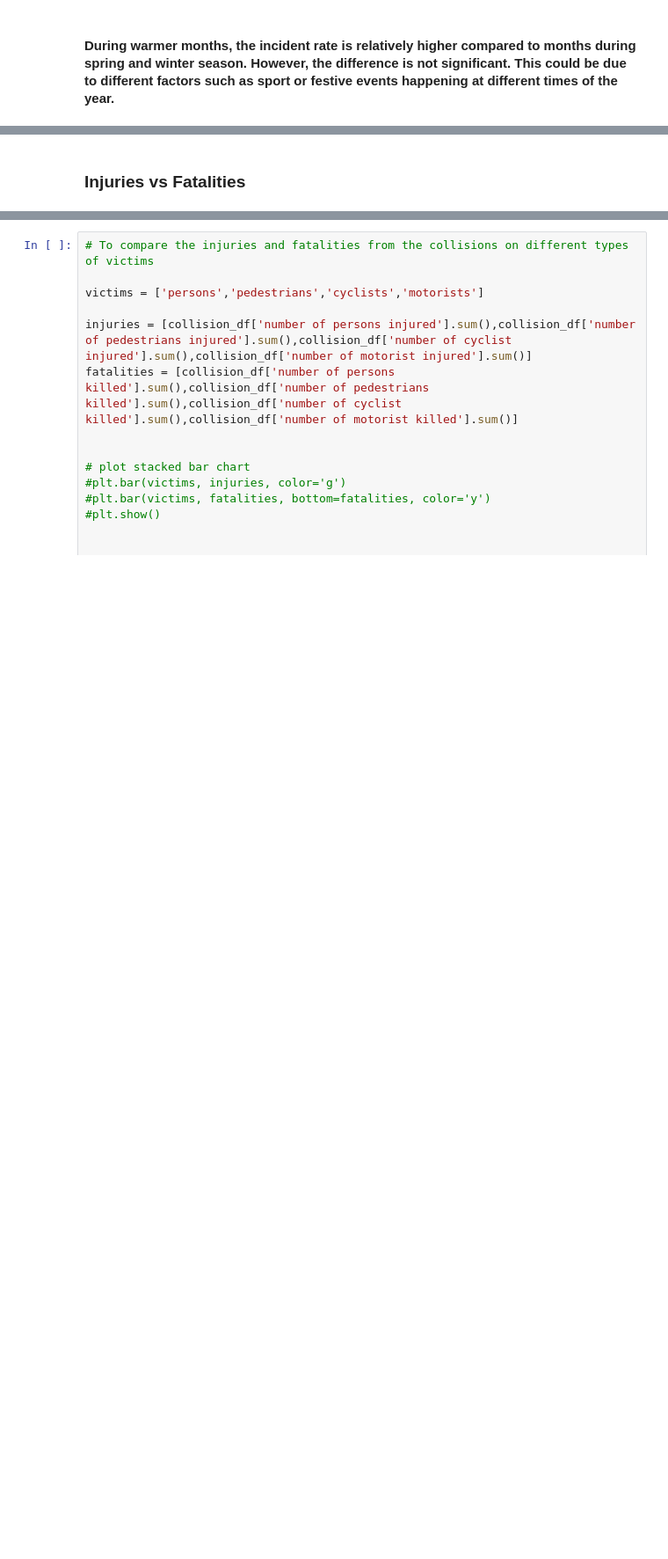
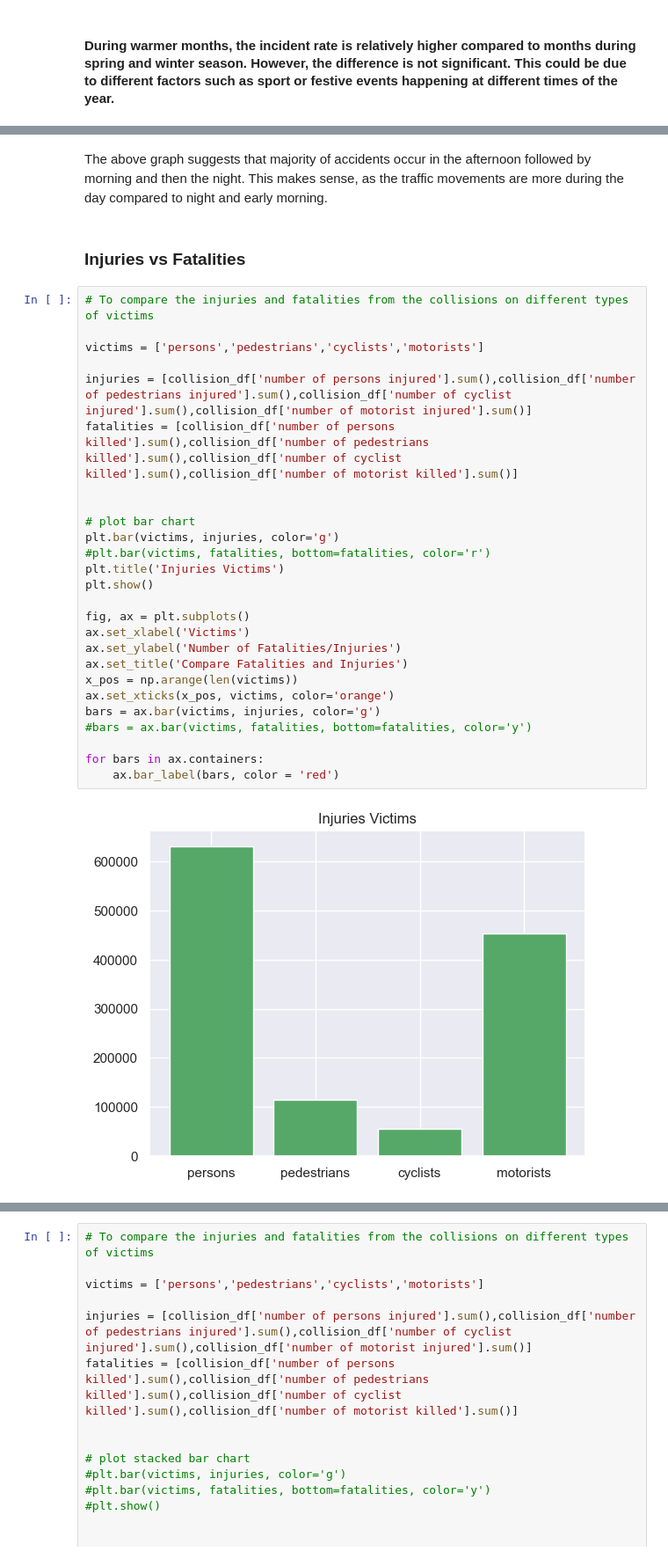
Before and after one commit to Pythorium-Quartet/Motor-Vehicle-Collison-Analysis, a Jupyter notebook: MotorVechicleCollisions_NYC.ipynb, the cells around one changed output, grey strips where cells are left out. Shown at 88% size. Cells and saved outputs as stored; diff of their text form; blank space fills up the shorter version.

```diff
--- a/MotorVechicleCollisions_NYC.ipynb
+++ b/MotorVechicleCollisions_NYC.ipynb
@@ -236,2 +295,32 @@ plt.show()
+# %% [markdown]
+The above graph suggests that majority of accidents occur in the afternoon followed by morning and then the night. This makes sense, as the traffic movements are more during the day compared to night and early morning.
 # %% [markdown]
 ### Injuries vs Fatalities
+# %%
+# To compare the injuries and fatalities from the collisions on different types of victims
+
+victims = ['persons','pedestrians','cyclists','motorists']
+
+injuries = [collision_df['number of persons injured'].sum(),collision_df['number of pedestrians injured'].sum(),collision_df['number of cyclist injured'].sum(),collision_df['number of motorist injured'].sum()]
+fatalities = [collision_df['number of persons killed'].sum(),collision_df['number of pedestrians killed'].sum(),collision_df['number of cyclist killed'].sum(),collision_df['number of motorist killed'].sum()]
+
+
+# plot bar chart
+plt.bar(victims, injuries, color='g')
+#plt.bar(victims, fatalities, bottom=fatalities, color='r')
+plt.title('Injuries Victims')
+plt.show()
+
+fig, ax = plt.subplots()
+ax.set_xlabel('Victims')
+ax.set_ylabel('Number of Fatalities/Injuries')
+ax.set_title('Compare Fatalities and Injuries')
+x_pos = np.arange(len(victims))
+ax.set_xticks(x_pos, victims, color='orange')
+bars = ax.bar(victims, injuries, color='g')
+#bars = ax.bar(victims, fatalities, bottom=fatalities, color='y')
+
+for bars in ax.containers:
+    ax.bar_label(bars, color = 'red')
+# %% [output]
+[figure, added]
```
Also changed, not shown: parts of 23 cells of this notebook.
